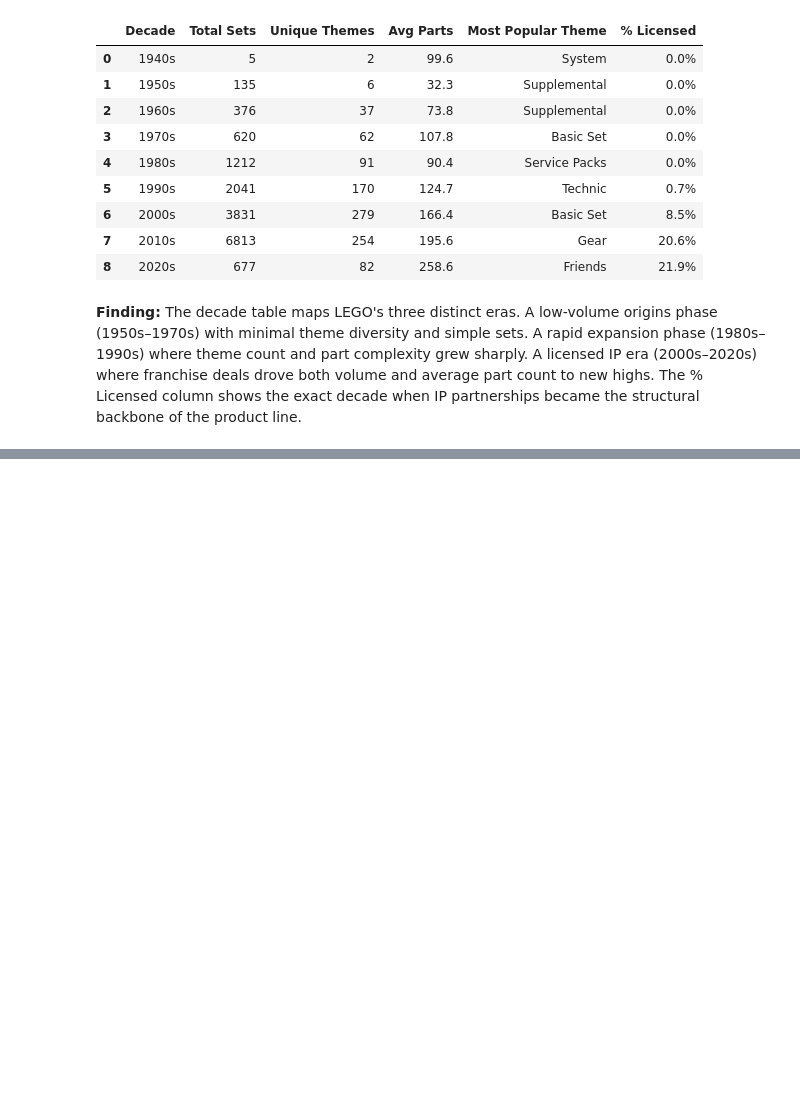
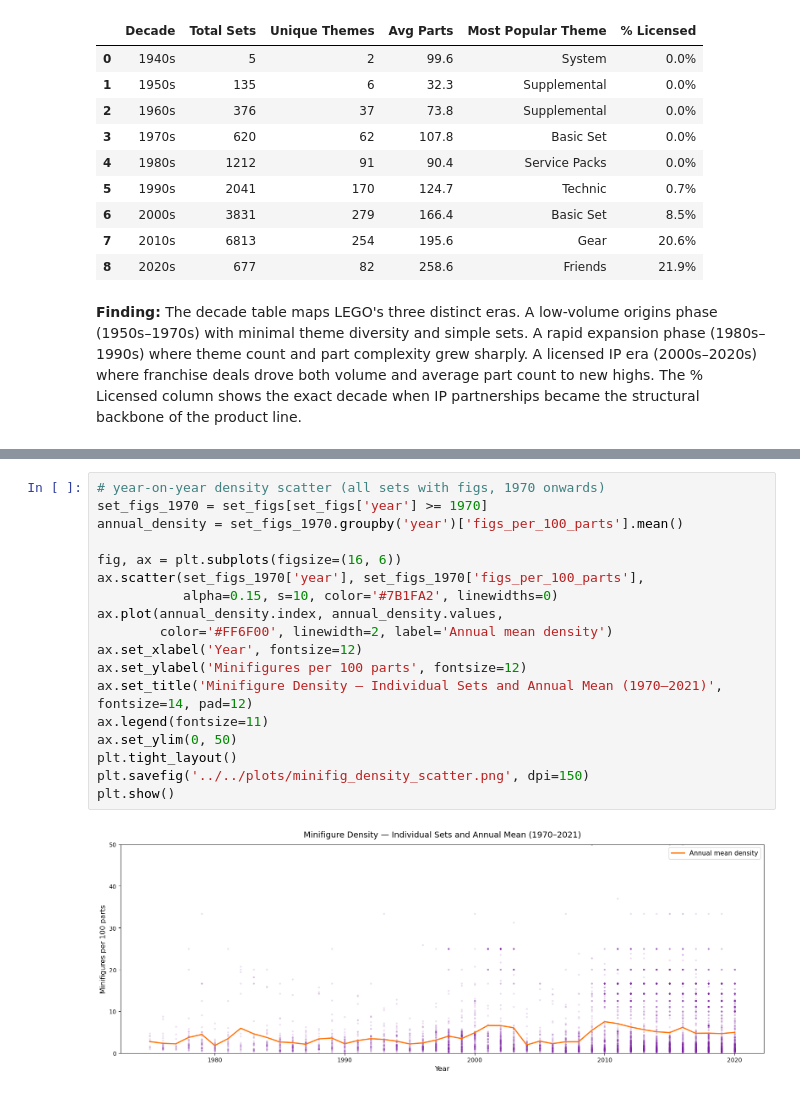
Before and after one commit to xavier-oc-programming/lego-dataset-analysis, a Jupyter notebook: notebooks/analysis/lego_analysis.ipynb, the cells around one changed output, grey strips where cells are left out. Drawn from its saved outputs; the diff is of its cells as text; blank space fills up the shorter version.

```diff
--- a/notebooks/analysis/lego_analysis.ipynb
+++ b/notebooks/analysis/lego_analysis.ipynb
@@ -1005,0 +1108,20 @@ LEGO Production Summary by Decade
+# %%
+# year-on-year density scatter (all sets with figs, 1970 onwards)
+set_figs_1970 = set_figs[set_figs['year'] >= 1970]
+annual_density = set_figs_1970.groupby('year')['figs_per_100_parts'].mean()
+
+fig, ax = plt.subplots(figsize=(16, 6))
+ax.scatter(set_figs_1970['year'], set_figs_1970['figs_per_100_parts'],
+           alpha=0.15, s=10, color='#7B1FA2', linewidths=0)
+ax.plot(annual_density.index, annual_density.values,
+        color='#FF6F00', linewidth=2, label='Annual mean density')
+ax.set_xlabel('Year', fontsize=12)
+ax.set_ylabel('Minifigures per 100 parts', fontsize=12)
+ax.set_title('Minifigure Density — Individual Sets and Annual Mean (1970–2021)', fontsize=14, pad=12)
+ax.legend(fontsize=11)
+ax.set_ylim(0, 50)
+plt.tight_layout()
+plt.savefig('../../plots/minifig_density_scatter.png', dpi=150)
+plt.show()
+# %% [output]
+[figure, added]
```
Also changed, not shown: parts of 11 cells of this notebook, 14 other files.
